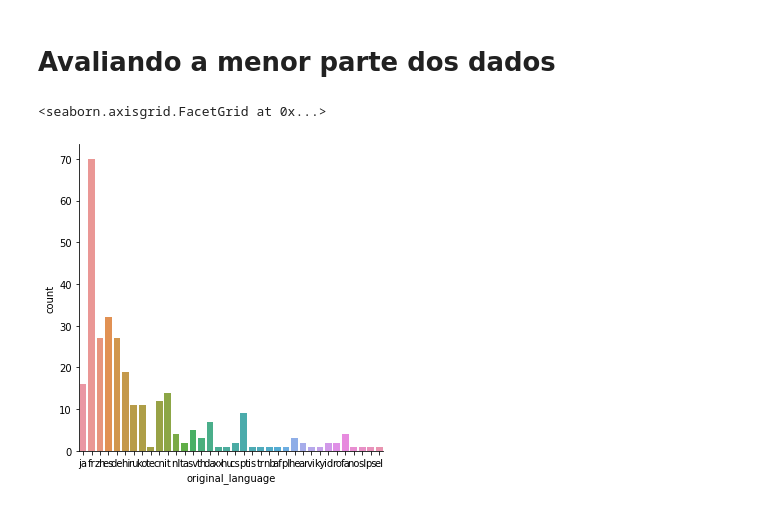
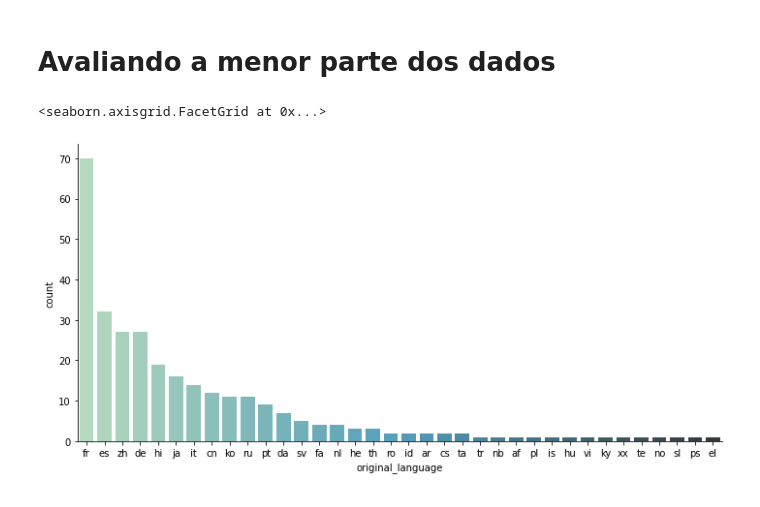
Before and after one commit to davidson-vs/Data_science, a Jupyter notebook: analise_geral/note2.ipynb, the cells around one changed output. Drawn from its saved outputs; the diff is of its cells as text; code cells hidden in the pictures.

```diff
--- a/note2.ipynb
+++ b/analise_geral/note2.ipynb
@@ -70,11 +70,11 @@ sns.barplot(x = "linguas", y = "Total", data = dados)
 # %%
 import pandas as pd
 import seaborn as sns
-tmdb = pd.read_csv("./data/tmdb_5000_movies.csv")
+tmdb = pd.read_csv("../data/tmdb_5000_movies.csv")
 diferentes_linguas = tmdb.query("original_language != 'en'")
 total_outras_linguas = diferentes_linguas.original_language.value_counts()
-
-sns.catplot(x= "original_language", kind= "count", data = diferentes_linguas)
+total_diferentes_linguas = diferentes_linguas.original_language.value_counts()
+sns.catplot(x= "original_language", kind= "count", data = diferentes_linguas, aspect= 2,palette= "GnBu_d" , order= total_diferentes_linguas.index)
 # %% [output]
 <seaborn.axisgrid.FacetGrid at 0x...>
-[figure, old version]
+[figure, new version]
```
Also changed, not shown: parts of 2 cells of this notebook, 3 other files.
